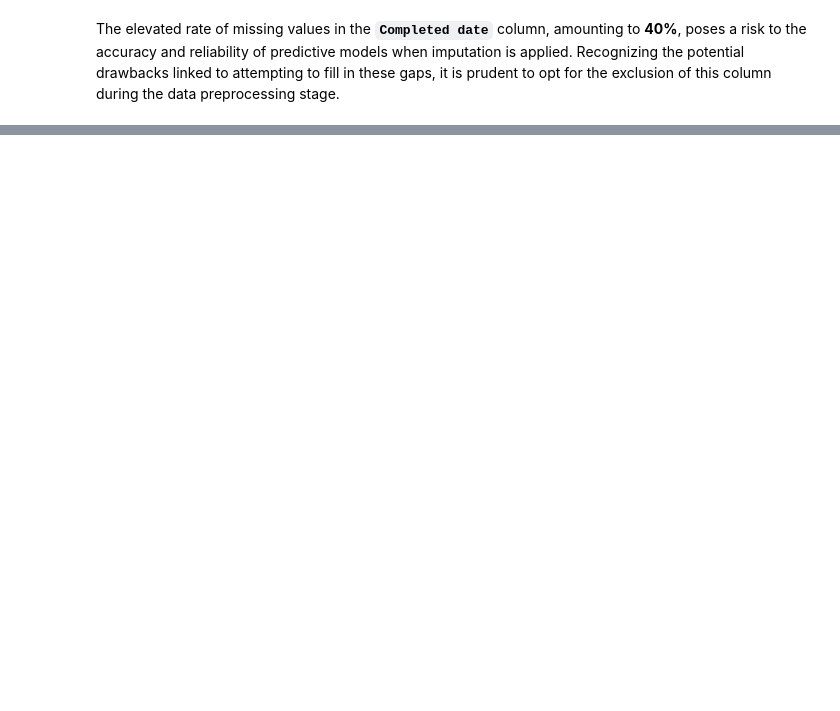
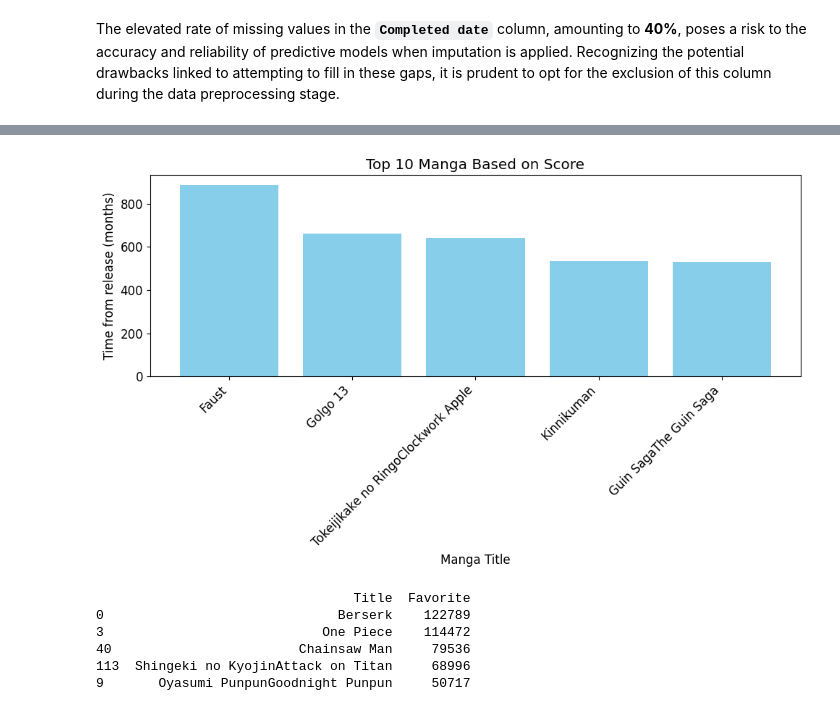
Before and after one commit to duongtruongbinh/IntroDS_FinalProject, a Jupyter notebook: src/Data_Exploration_and_PreProcessing.ipynb, the cells around one changed output, grey strips where cells are left out. Cells and saved outputs as stored; diff of their text form; code cells hidden in the pictures; blank space fills up the shorter version.

```diff
--- a/src/Data_Exploration_and_PreProcessing.ipynb
+++ b/src/Data_Exploration_and_PreProcessing.ipynb
@@ -590,0 +786,28 @@ manga_df.to_csv('../data/processed_comic.csv', index=False)
+# %%
+
+# Plotting
+plt.figure(figsize=(10, 6))
+plt.bar(top_5_manga['Title'], top_5_manga['Time from release (months)'], color='skyblue')
+plt.xlabel('Manga Title')
+plt.ylabel('Time from release (months)')
+plt.title('Top 10 Manga Based on Score')
+plt.xticks(rotation=45, ha='right')  # Rotate x-axis labels for better visibility
+
+# # Adjust y-axis range to highlight subtle differences
+# plt.ylim(min(top_5_manga['Score']) - 0.1, max(top_5_manga['Score']) + 0.1)
+
+# Show the plot
+plt.tight_layout()
+plt.show()
+# %% [output]
+[figure, added]
+# %%
+top_5_manga = manga_df.nlargest(5, 'Favorite')
+print(top_5_manga[['Title','Favorite']])
+# %% [output]
+                                 Title  Favorite
+0                              Berserk    122789
+3                            One Piece    114472
+40                        Chainsaw Man     79536
+113  Shingeki no KyojinAttack on Titan     68996
+9       Oyasumi PunpunGoodnight Punpun     50717
```
Also changed, not shown: parts of 23 cells of this notebook, 1 other file.
